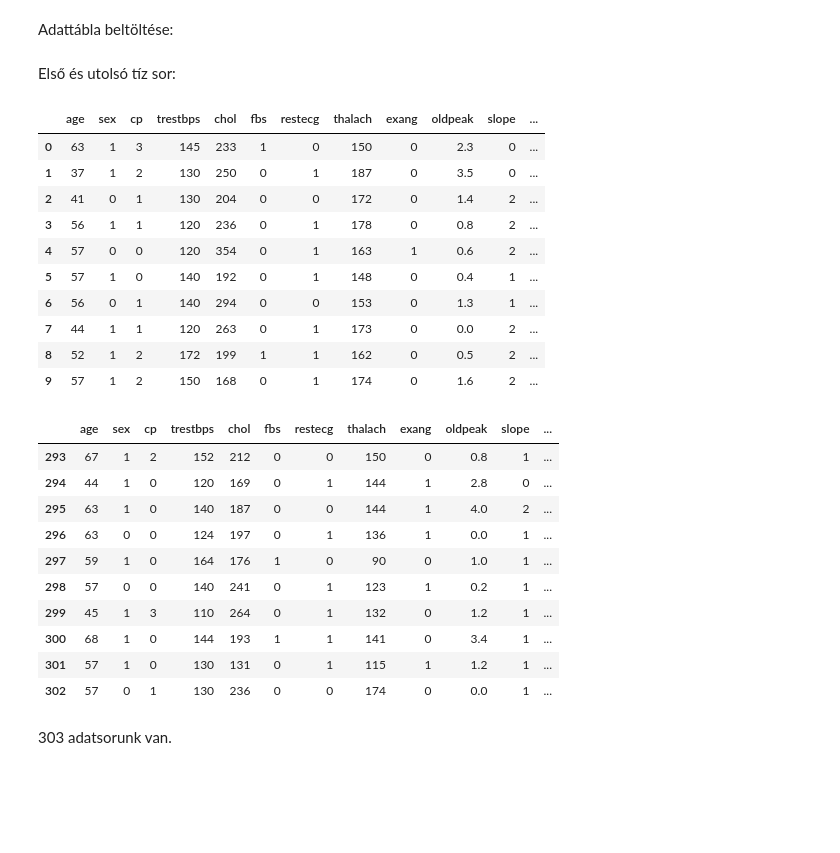
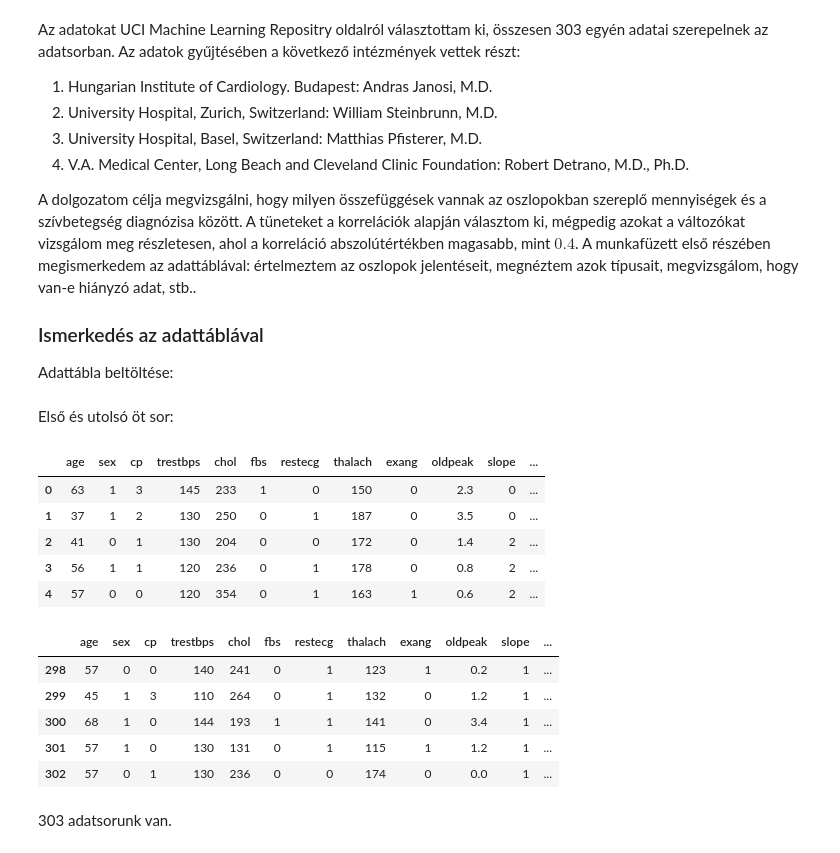
Before and after one commit to kingablgh/stats-hw, a Jupyter notebook: Adatelemzés.ipynb, the cells around one changed output. Saved outputs shown, nothing was run; the diff lists cells and outputs as text; code cells hidden in the pictures; blank space fills up the shorter version.

```diff
--- a/Adatelemzés.ipynb
+++ b/Adatelemzés.ipynb
@@ -24,35 +24,37 @@ import seaborn as sns
 # Ábraméret: 10x7 inch
 import matplotlib
 matplotlib.rcParams['figure.figsize'] = (10, 7)
-# %% [markdown]
-Adattábla beltöltése:
+# %% [markdown]
+Az adatokat UCI Machine Learning Repositry oldalról választottam ki, összesen 303 egyén adatai szerepelnek az adatsorban. Az adatok gyűjtésében a következő intézmények vettek részt:
+
+   1. Hungarian Institute of Cardiology. Budapest: Andras Janosi, M.D.
+   2. University Hospital, Zurich, Switzerland: William Steinbrunn, M.D.
+   3. University Hospital, Basel, Switzerland: Matthias Pfisterer, M.D.
+   4. V.A. Medical Center, Long Beach and Cleveland Clinic Foundation: Robert Detrano, M.D., Ph.D.
+
+A dolgozatom célja megvizsgálni, hogy milyen összefüggések vannak az oszlopokban szereplő mennyiségek és a szívbetegség diagnózisa között. A tüneteket a korrelációk alapján választom ki, mégpedig azokat a változókat vizsgálom meg részletesen, ahol a korreláció abszolútértékben magasabb, mint $0.4$. A munkafüzett első részében megismerkedem az adattáblával: értelmeztem az oszlopok jelentéseit, megnéztem azok típusait, megvizsgálom, hogy van-e hiányzó adat, stb..
+
+### Ismerkedés az adattáblával
+
+
+Adattábla beltöltése:
 # %%
 df= pd.read_csv('dataset/heart.csv')
 # %% [markdown]
-Első és utolsó tíz sor:
+Első és utolsó öt sor:
 # %%
-df.head(10)
+df.head(5)
 # %% [output]
 |  | age | sex | cp | trestbps | chol | fbs | restecg | thalach | exang | oldpeak | slope | ... |
 | 0 | 63 | 1 | 3 | 145 | 233 | 1 | 0 | 150 | 0 | 2.3 | 0 | ... |
 | 1 | 37 | 1 | 2 | 130 | 250 | 0 | 1 | 187 | 0 | 3.5 | 0 | ... |
 | 2 | 41 | 0 | 1 | 130 | 204 | 0 | 0 | 172 | 0 | 1.4 | 2 | ... |
 | 3 | 56 | 1 | 1 | 120 | 236 | 0 | 1 | 178 | 0 | 0.8 | 2 | ... |
 | 4 | 57 | 0 | 0 | 120 | 354 | 0 | 1 | 163 | 1 | 0.6 | 2 | ... |
-| 5 | 57 | 1 | 0 | 140 | 192 | 0 | 1 | 148 | 0 | 0.4 | 1 | ... |
-| 6 | 56 | 0 | 1 | 140 | 294 | 0 | 0 | 153 | 0 | 1.3 | 1 | ... |
-| 7 | 44 | 1 | 1 | 120 | 263 | 0 | 1 | 173 | 0 | 0.0 | 2 | ... |
-| 8 | 52 | 1 | 2 | 172 | 199 | 1 | 1 | 162 | 0 | 0.5 | 2 | ... |
-| 9 | 57 | 1 | 2 | 150 | 168 | 0 | 1 | 174 | 0 | 1.6 | 2 | ... |
 # %%
-df.tail(10)
+df.tail(5)
 # %% [output]
 |  | age | sex | cp | trestbps | chol | fbs | restecg | thalach | exang | oldpeak | slope | ... |
-| 293 | 67 | 1 | 2 | 152 | 212 | 0 | 0 | 150 | 0 | 0.8 | 1 | ... |
-| 294 | 44 | 1 | 0 | 120 | 169 | 0 | 1 | 144 | 1 | 2.8 | 0 | ... |
-| 295 | 63 | 1 | 0 | 140 | 187 | 0 | 0 | 144 | 1 | 4.0 | 2 | ... |
-| 296 | 63 | 0 | 0 | 124 | 197 | 0 | 1 | 136 | 1 | 0.0 | 1 | ... |
-| 297 | 59 | 1 | 0 | 164 | 176 | 1 | 0 | 90 | 0 | 1.0 | 1 | ... |
 | 298 | 57 | 0 | 0 | 140 | 241 | 0 | 1 | 123 | 1 | 0.2 | 1 | ... |
 | 299 | 45 | 1 | 3 | 110 | 264 | 0 | 1 | 132 | 0 | 1.2 | 1 | ... |
 | 300 | 68 | 1 | 0 | 144 | 193 | 1 | 1 | 141 | 0 | 3.4 | 1 | ... |
```
Also changed, not shown: parts of 39 cells of this notebook.
